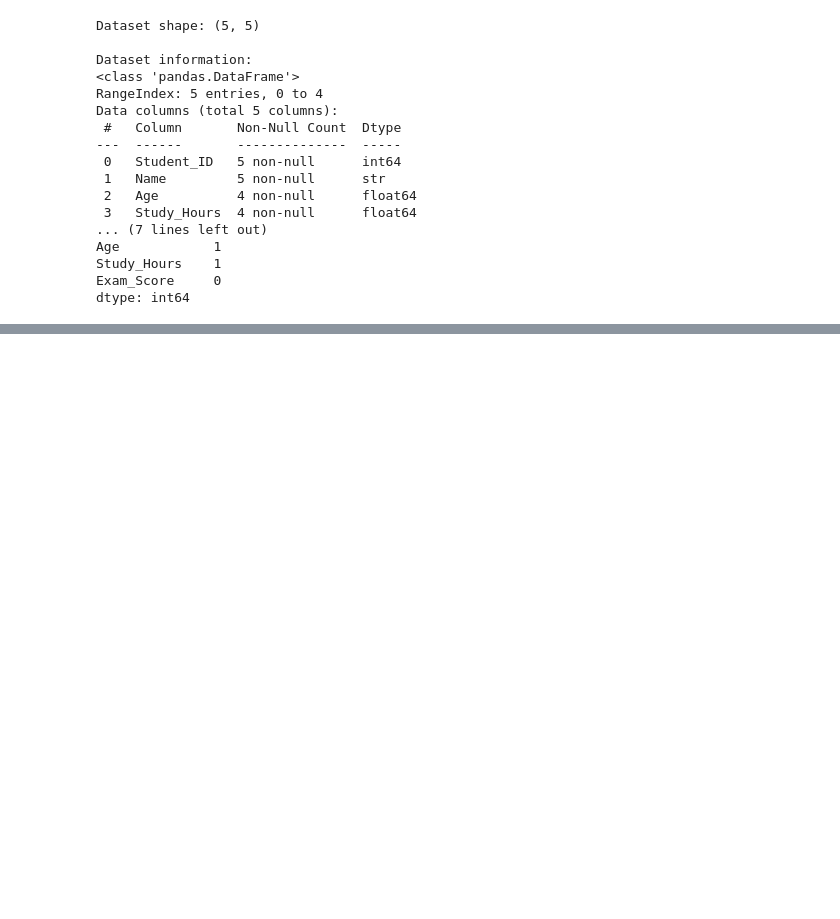
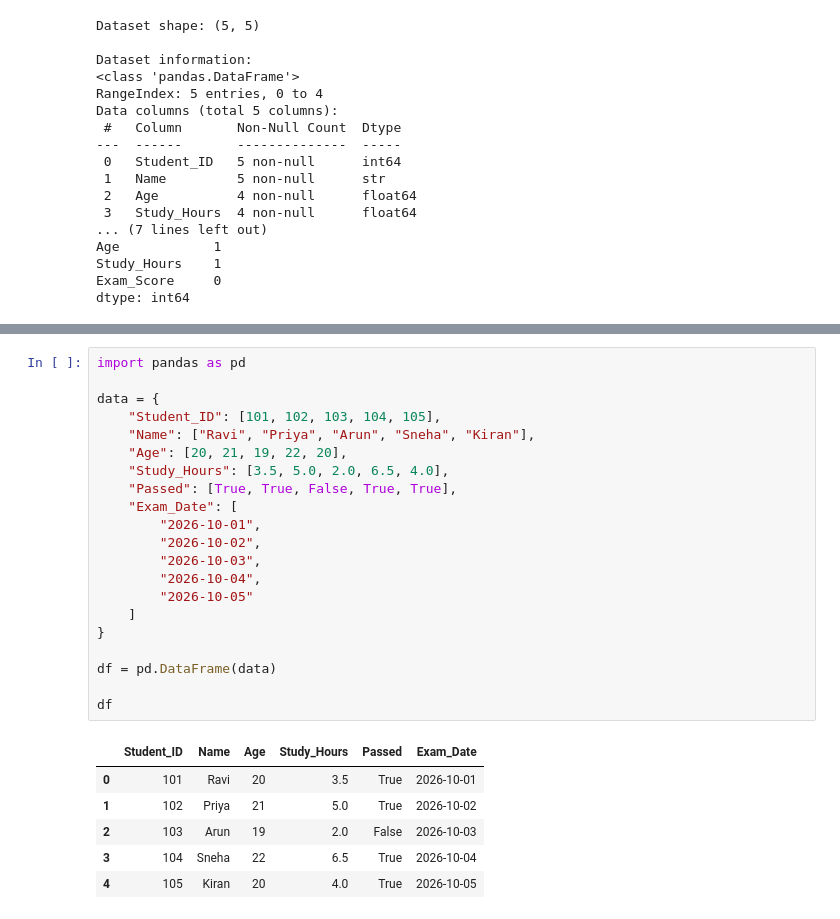
Before and after one commit to upendarreddyadla/-Sprint-4-Data-Inspection-Exploratory-Data-Analysis, a Jupyter notebook: 02_Data_Inspection.ipynb, the cells around one changed output, grey strips where cells are left out. Drawn from its saved outputs; the diff is of its cells as text; blank space fills up the shorter version.

```diff
--- a/02_Data_Inspection.ipynb
+++ b/02_Data_Inspection.ipynb
@@ -621,0 +699,28 @@ dtype: int64
+# %%
+import pandas as pd
+
+data = {
+    "Student_ID": [101, 102, 103, 104, 105],
+    "Name": ["Ravi", "Priya", "Arun", "Sneha", "Kiran"],
+    "Age": [20, 21, 19, 22, 20],
+    "Study_Hours": [3.5, 5.0, 2.0, 6.5, 4.0],
+    "Passed": [True, True, False, True, True],
+    "Exam_Date": [
+        "2026-10-01",
+        "2026-10-02",
+        "2026-10-03",
+        "2026-10-04",
+        "2026-10-05"
+    ]
+}
+
+df = pd.DataFrame(data)
+
+df
+# %% [output]
+|  | Student_ID | Name | Age | Study_Hours | Passed | Exam_Date |
+| 0 | 101 | Ravi | 20 | 3.5 | True | 2026-10-01 |
+| 1 | 102 | Priya | 21 | 5.0 | True | 2026-10-02 |
+| 2 | 103 | Arun | 19 | 2.0 | False | 2026-10-03 |
+| 3 | 104 | Sneha | 22 | 6.5 | True | 2026-10-04 |
+| 4 | 105 | Kiran | 20 | 4.0 | True | 2026-10-05 |
```
Also changed, not shown: parts of 20 cells of this notebook.
